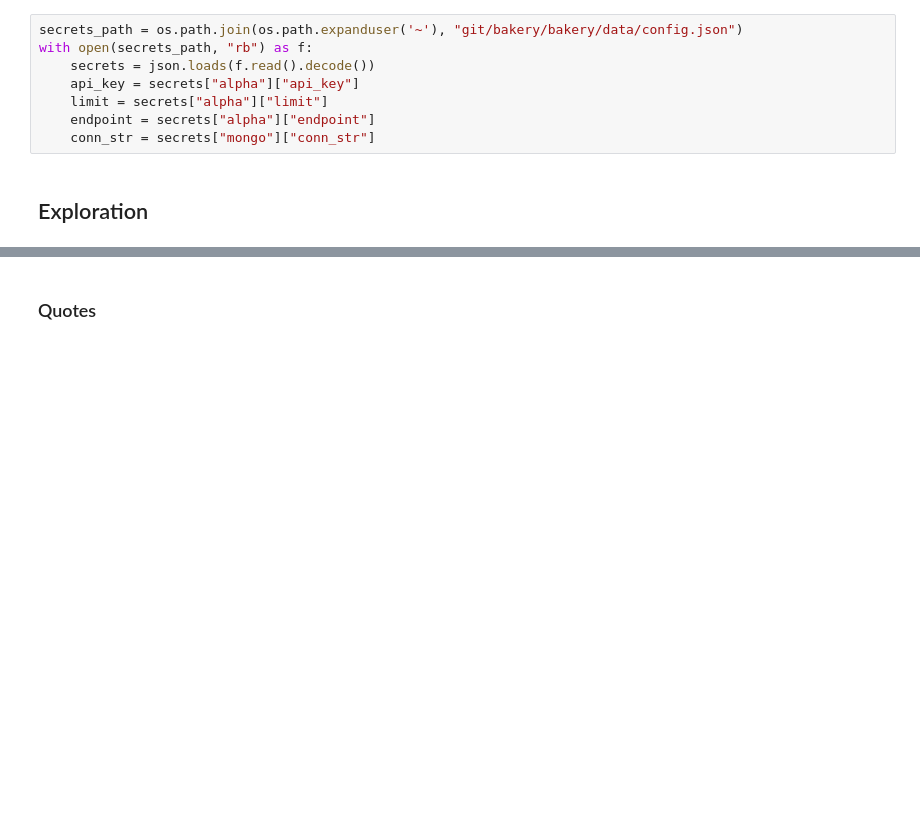
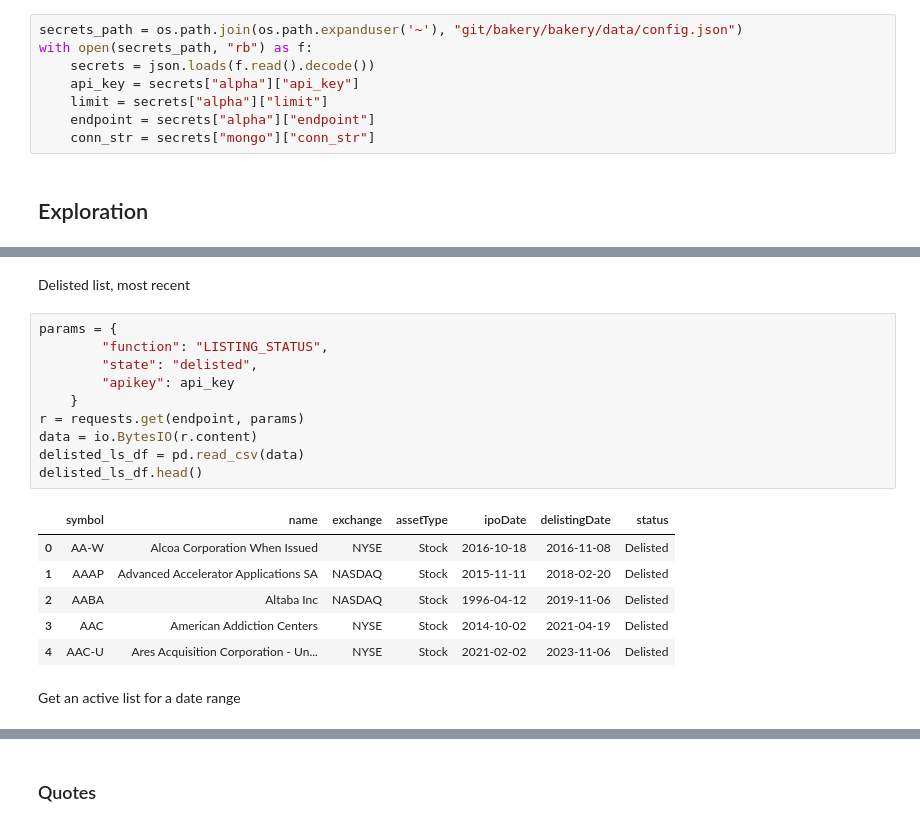
Before and after one commit to MarkEidsaune/bakery, a Jupyter notebook: bakery/data/alpha.ipynb, the cells around one changed output, grey strips where cells are left out. Cells and saved outputs as stored; diff of their text form; blank space fills up the shorter version.

```diff
--- a/bakery/data/alpha.ipynb
+++ b/bakery/data/alpha.ipynb
@@ -23,0 +46,21 @@ with open(secrets_path, "rb") as f:
+# %% [markdown]
+Delisted list, most recent
+# %%
+params = {
+        "function": "LISTING_STATUS",
+        "state": "delisted",
+        "apikey": api_key
+    }
+r = requests.get(endpoint, params)
+data = io.BytesIO(r.content)
+delisted_ls_df = pd.read_csv(data)
+delisted_ls_df.head()
+# %% [output]
+|  | symbol | name | exchange | assetType | ipoDate | delistingDate | status |
+| 0 | AA-W | Alcoa Corporation When Issued | NYSE | Stock | 2016-10-18 | 2016-11-08 | Delisted |
+| 1 | AAAP | Advanced Accelerator Applications SA | NASDAQ | Stock | 2015-11-11 | 2018-02-20 | Delisted |
+| 2 | AABA | Altaba Inc | NASDAQ | Stock | 1996-04-12 | 2019-11-06 | Delisted |
+| 3 | AAC | American Addiction Centers | NYSE | Stock | 2014-10-02 | 2021-04-19 | Delisted |
+| 4 | AAC-U | Ares Acquisition Corporation - Un... | NYSE | Stock | 2021-02-02 | 2023-11-06 | Delisted |
+# %% [markdown]
+Get an active list for a date range
```
Also changed, not shown: parts of 31 cells of this notebook, 5 other files.
